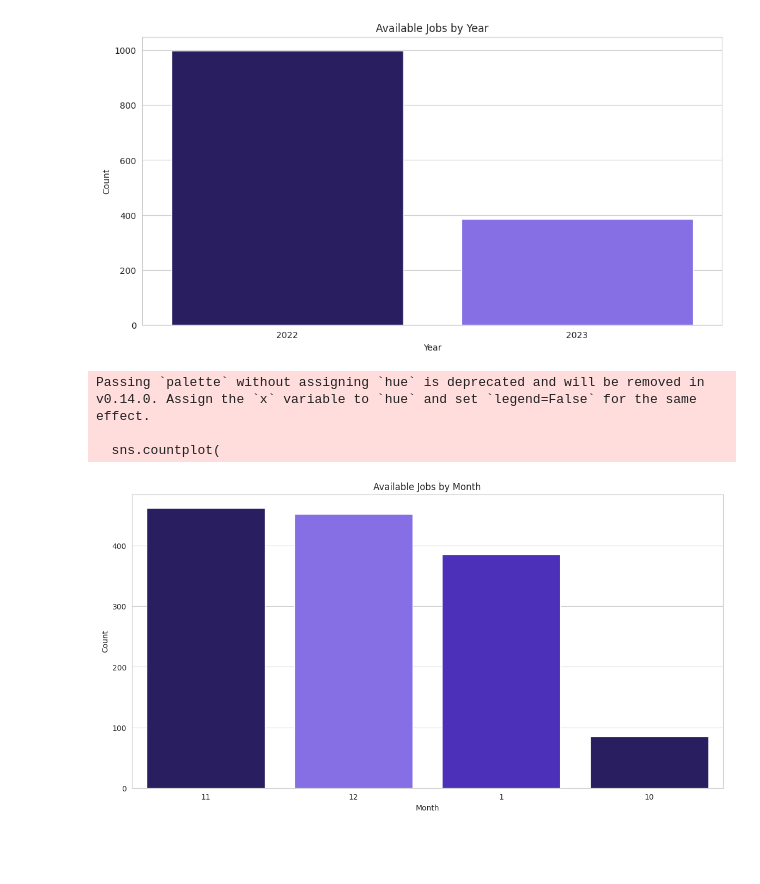
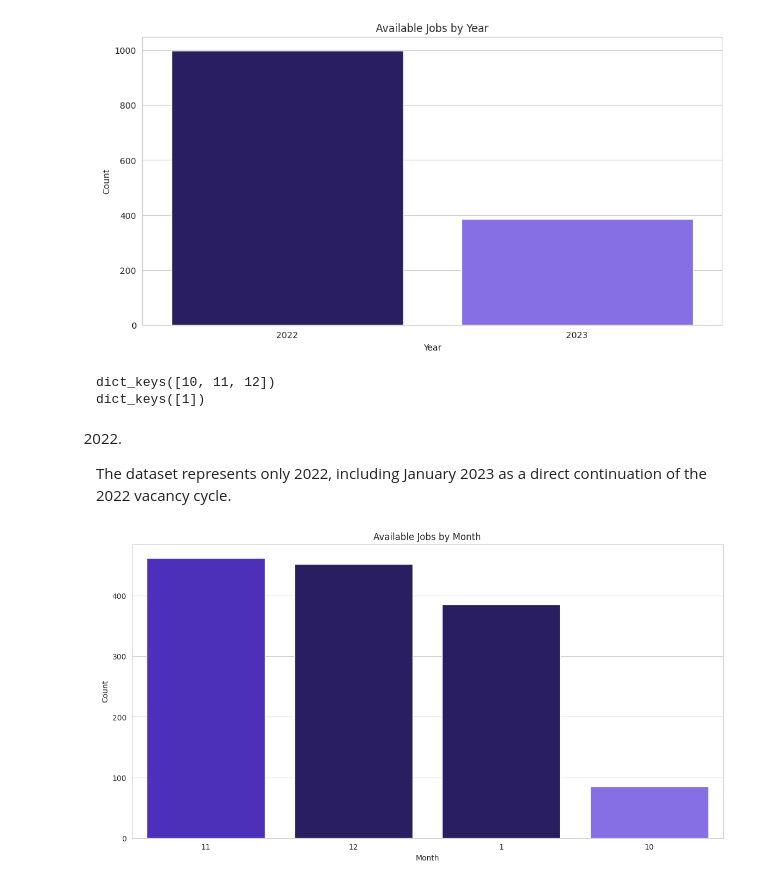
Before and after one commit to alkhurayjah/Unit3_Project, a Jupyter notebook: EDA_project.ipynb, the cells around one changed output. Cells and saved outputs as stored; diff of their text form; code cells hidden in the pictures; blank space fills up the shorter version.

```diff
--- a/EDA_project.ipynb
+++ b/EDA_project.ipynb
@@ -186,7 +167,6 @@ dtype: int64
 df['job_date'] = pd.to_datetime(df['job_date'])
 df['year'] = df['job_date'].dt.year
 df['month'] = df['job_date'].dt.month
-df['day'] = df['job_date'].dt.day
 # %%
 # 1. Calculate the Upper Bound for outliers using IQR
 Q1 = df['Salary'].quantile(0.25)
@@ -265,6 +253,9 @@ Rows after filtering Pilot: 1385
 df.drop(columns=["city"], inplace=True)
 df.drop(columns=["job_date"], inplace=True)
 df.drop(columns=["eco_activity"], inplace=True)
+df.drop(columns=["positions"], inplace=True)
+df.drop(columns=["comp_type"], inplace=True)
+df.drop(columns=["comp_name"], inplace=True)
 # %% [markdown]
 
 
@@ -440,22 +434,32 @@ plt.ylabel('Count')
 plt.show()
 # %% [output]
 [figure]
+# %%
+print(df[df['year'] == 2022].groupby('month').groups.keys())
+print(df[df['year'] == 2023].groupby('month').groups.keys())
+# %% [output]
+dict_keys([10, 11, 12])
+dict_keys([1])
+# %% [markdown]
+2022.
+
+The dataset represents only 2022, including January 2023 as a direct continuation of the 2022 vacancy cycle.
 # %%
 plt.figure(figsize=(14, 7))
 
+num_months = df['month'].nunique()
 sns.countplot(
     data=df,
     x='month',
+    hue='month',
     order=df['month'].value_counts().index,
-    palette=sns.color_palette(my_colors, n_colors=12)
+    palette=sns.color_palette(my_colors, n_colors=num_months),
+    legend=False
 )
-
 plt.title('Available Jobs by Month')
 plt.xlabel('Month')
 plt.ylabel('Count')
+
 plt.show()
 # %% [output]
-Passing `palette` without assigning `hue` is deprecated and will be removed in v0.14.0. Assign the `x` variable to `hue` and set `legend=False` for the same effect.
-
-  sns.countplot(
-[figure, old version]
+[figure, new version]
```
Also changed, not shown: parts of 14 cells of this notebook.
